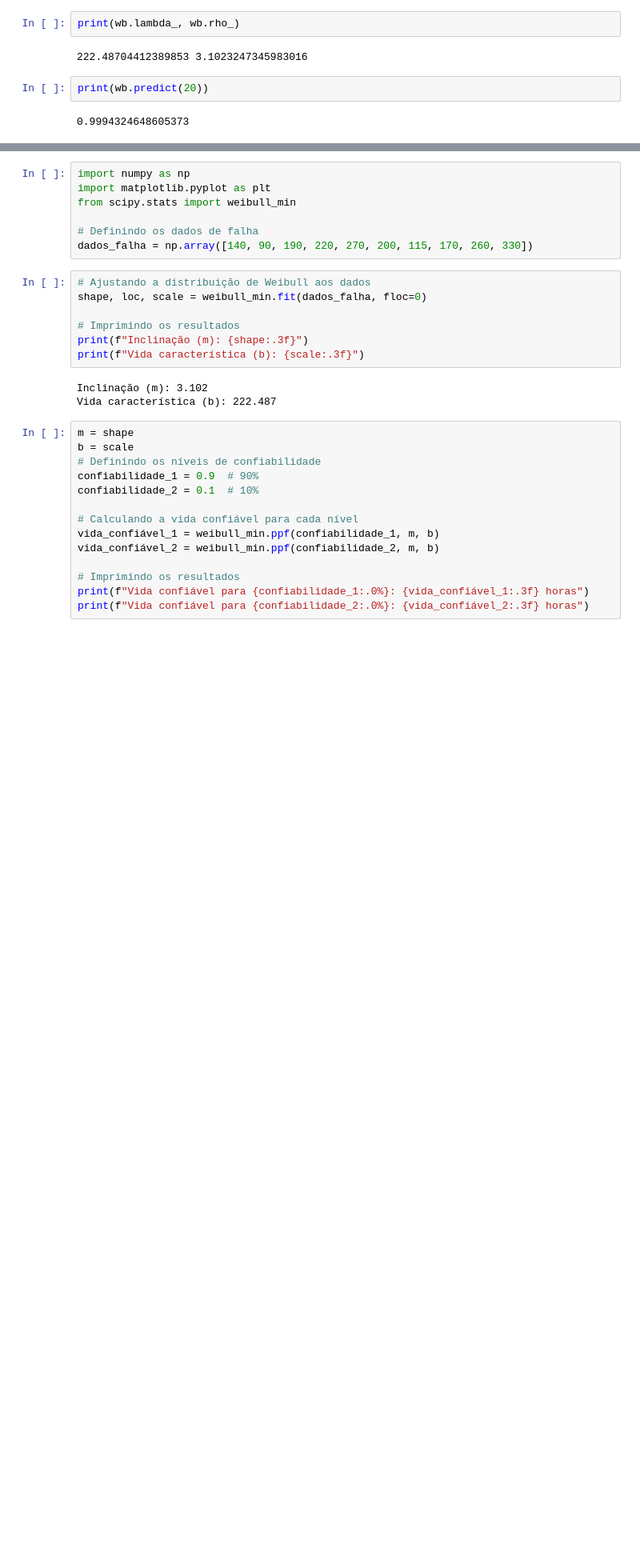
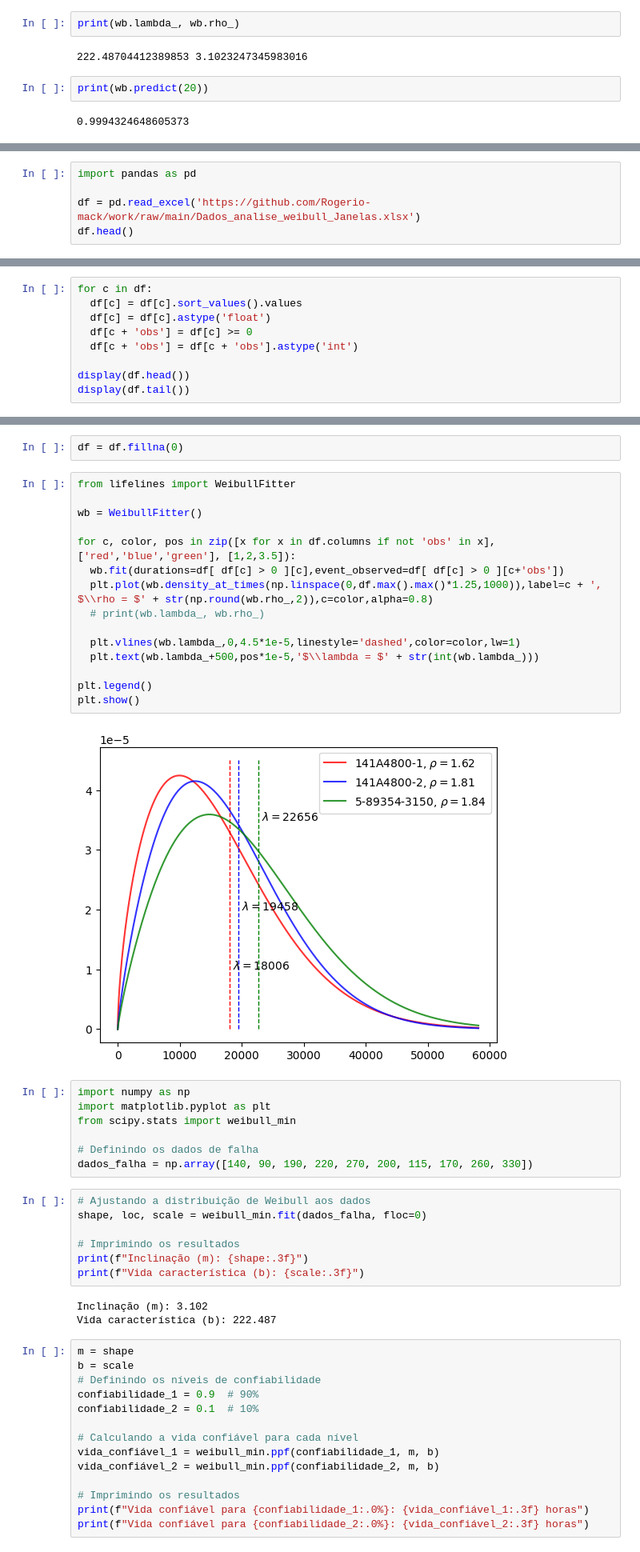
Before and after one commit to Rogerio-mack/work, a Jupyter notebook: Curva_de_Weibull.ipynb, the cells around one changed output, grey strips where cells are left out. Shown at 80% size. Saved outputs shown, nothing was run; the diff lists cells and outputs as text; blank space fills up the shorter version.

```diff
--- a/Curva_de_Weibull.ipynb
+++ b/Curva_de_Weibull.ipynb
@@ -49,0 +57,5 @@ plt.show()
+# %%
+import pandas as pd
+
+df = pd.read_excel('https://github.com/Rogerio-mack/work/raw/main/Dados_analise_weibull_Janelas.xlsx')
+df.head()
@@ -49,0 +69,9 @@ plt.show()
+# %%
+for c in df:
+  df[c] = df[c].sort_values().values
+  df[c] = df[c].astype('float')
+  df[c + 'obs'] = df[c] >= 0
+  df[c + 'obs'] = df[c + 'obs'].astype('int')
+
+display(df.head())
+display(df.tail())
@@ -50,3 +91,22 @@ plt.show()
+# %%
+df = df.fillna(0)
+# %%
+from lifelines import WeibullFitter
+
+wb = WeibullFitter()
+
+for c, color, pos in zip([x for x in df.columns if not 'obs' in x], ['red','blue','green'], [1,2,3.5]):
+  wb.fit(durations=df[ df[c] > 0 ][c],event_observed=df[ df[c] > 0 ][c+'obs'])
+  plt.plot(wb.density_at_times(np.linspace(0,df.max().max()*1.25,1000)),label=c + ', $\\rho = $' + str(np.round(wb.rho_,2)),c=color,alpha=0.8)
+  # print(wb.lambda_, wb.rho_)
+
+  plt.vlines(wb.lambda_,0,4.5*1e-5,linestyle='dashed',color=color,lw=1)
+  plt.text(wb.lambda_+500,pos*1e-5,'$\\lambda = $' + str(int(wb.lambda_)))
+
+plt.legend()
+plt.show()
+# %% [output]
+[figure, added]
 # %%
 import numpy as np
 import matplotlib.pyplot as plt
```
Also changed, not shown: parts of 5 cells of this notebook.
